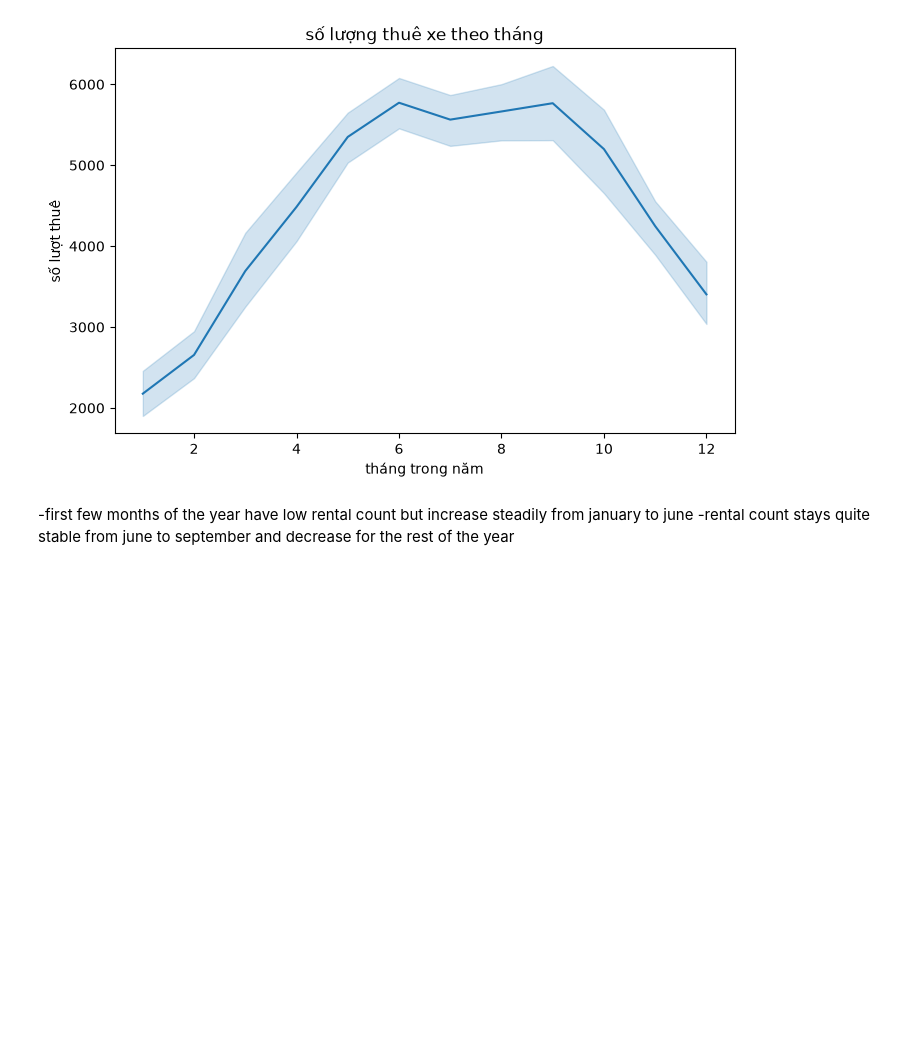
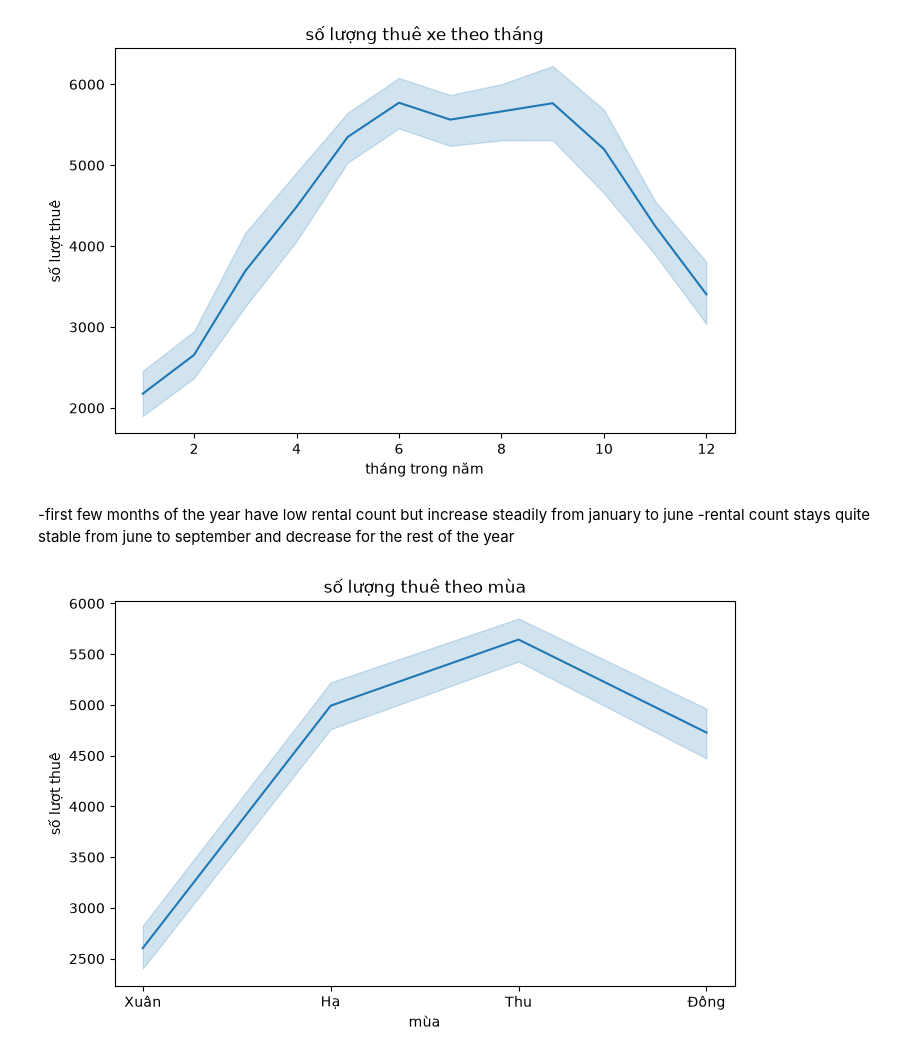
Before and after one commit to putindao/bike_sharing_forecast, a Jupyter notebook: notebook/EDA.ipynb, the cells around one changed output. Cells and saved outputs as stored; diff of their text form; code cells hidden in the pictures; blank space fills up the shorter version.

```diff
--- a/notebook/EDA.ipynb
+++ b/notebook/EDA.ipynb
@@ -196,3 +196,13 @@ plt.show()
 # %% [markdown]
 -first few months of the year have low rental count but increase steadily from january to june
 -rental count stays quite stable from june to september and decrease for the rest of the year
+# %%
+plt.figure(figsize=(8,5))
+sns.lineplot(data = daydf, x = 'season', y = 'cnt')
+plt.xticks([1, 2, 3, 4],["Xuân", "Hạ", "Thu", "Đông"])
+plt.title("số lượng thuê theo mùa")
+plt.xlabel("mùa")
+plt.ylabel("số lượt thuê")
+plt.show()
+# %% [output]
+[figure, added]
```
Also changed, not shown: parts of 5 cells of this notebook.
